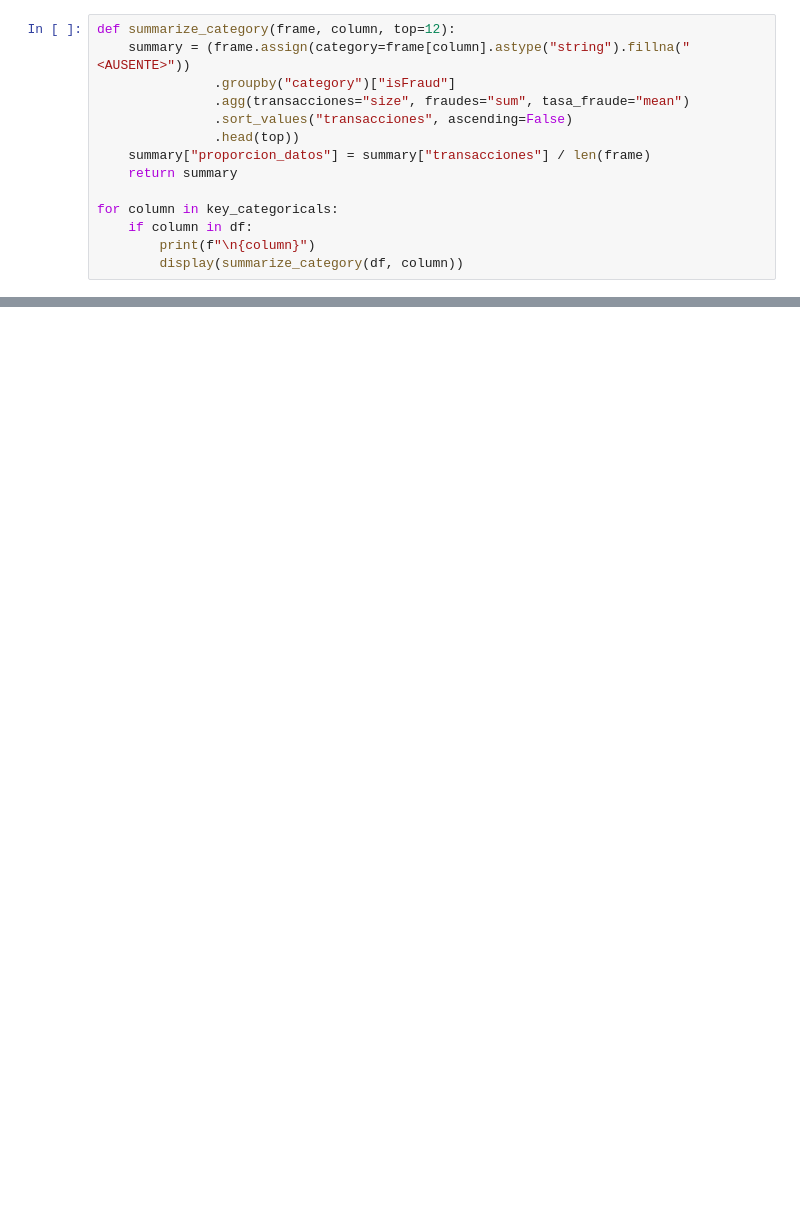
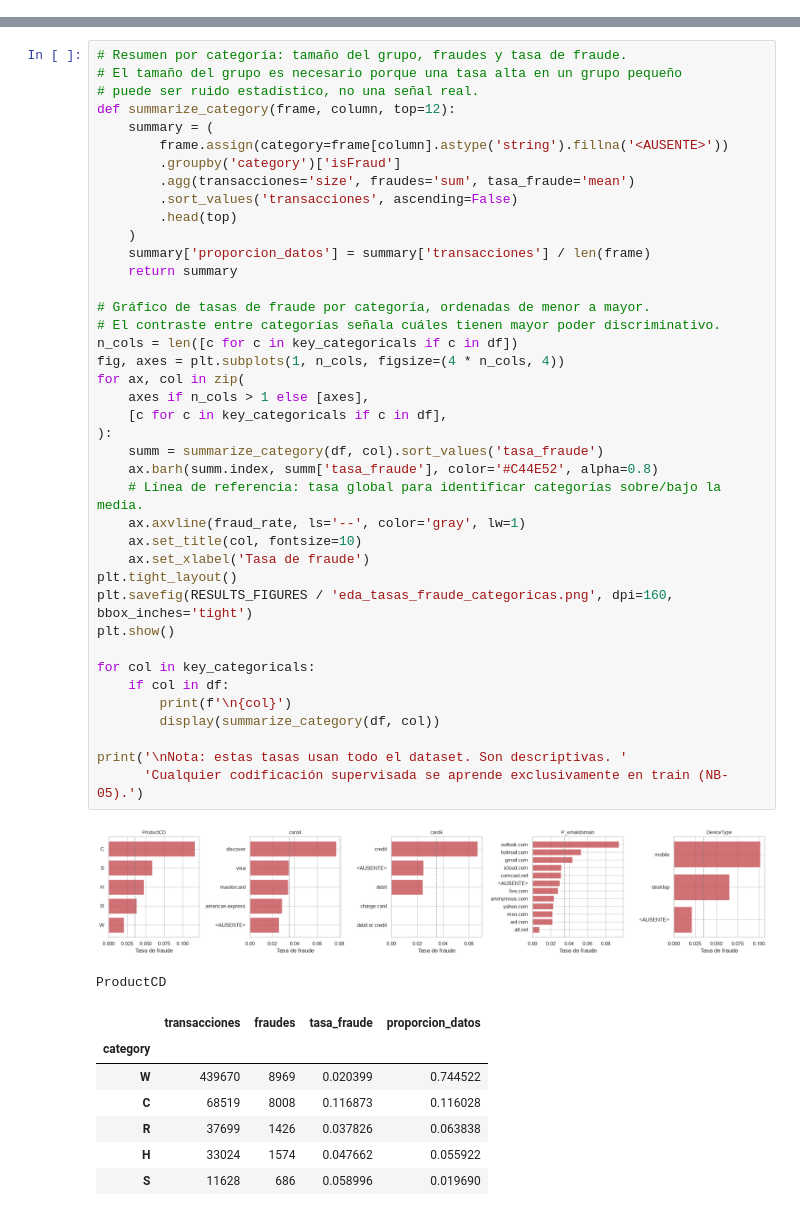
Before and after one commit to MiltonCuervo/IEEE-CIS-Fraud-Detection-PI2, a Jupyter notebook: notebooks/01_exploracion_datos.ipynb, the cells around one changed output, grey strips where cells are left out. Saved outputs shown, nothing was run; the diff lists cells and outputs as text; blank space fills up the shorter version.

Commit message:
Exploración de datos
Agregué comentarios y ajusté el código. Al final hay un resumen de hallazgos.

```diff
--- a/notebooks/01_exploracion_datos.ipynb
+++ b/notebooks/01_exploracion_datos.ipynb
@@ -374,14 +0,0 @@ Estas comparaciones utilizan todo el conjunto únicamente como exploración. No
-# %%
-def summarize_category(frame, column, top=12):
-    summary = (frame.assign(category=frame[column].astype("string").fillna("<AUSENTE>"))
-               .groupby("category")["isFraud"]
-               .agg(transacciones="size", fraudes="sum", tasa_fraude="mean")
-               .sort_values("transacciones", ascending=False)
-               .head(top))
-    summary["proporcion_datos"] = summary["transacciones"] / len(frame)
-    return summary
-
-for column in key_categoricals:
-    if column in df:
-        print(f"\n{column}")
-        display(summarize_category(df, column))
@@ -487,0 +639,50 @@ El siguiente notebook estará dedicado exclusivamente a definir y congelar entre
+# %%
+# Resumen por categoría: tamaño del grupo, fraudes y tasa de fraude.
+# El tamaño del grupo es necesario porque una tasa alta en un grupo pequeño
+# puede ser ruido estadístico, no una señal real.
+def summarize_category(frame, column, top=12):
+    summary = (
+        frame.assign(category=frame[column].astype('string').fillna('<AUSENTE>'))
+        .groupby('category')['isFraud']
+        .agg(transacciones='size', fraudes='sum', tasa_fraude='mean')
+        .sort_values('transacciones', ascending=False)
+        .head(top)
+    )
+    summary['proporcion_datos'] = summary['transacciones'] / len(frame)
+    return summary
+
+# Gráfico de tasas de fraude por categoría, ordenadas de menor a mayor.
+# El contraste entre categorías señala cuáles tienen mayor poder discriminativo.
+n_cols = len([c for c in key_categoricals if c in df])
+fig, axes = plt.subplots(1, n_cols, figsize=(4 * n_cols, 4))
+for ax, col in zip(
+    axes if n_cols > 1 else [axes],
+    [c for c in key_categoricals if c in df],
+):
+    summ = summarize_category(df, col).sort_values('tasa_fraude')
+    ax.barh(summ.index, summ['tasa_fraude'], color='#C44E52', alpha=0.8)
+    # Línea de referencia: tasa global para identificar categorías sobre/bajo la media.
+    ax.axvline(fraud_rate, ls='--', color='gray', lw=1)
+    ax.set_title(col, fontsize=10)
+    ax.set_xlabel('Tasa de fraude')
+plt.tight_layout()
+plt.savefig(RESULTS_FIGURES / 'eda_tasas_fraude_categoricas.png', dpi=160, bbox_inches='tight')
+plt.show()
+
+for col in key_categoricals:
+    if col in df:
+        print(f'\n{col}')
+        display(summarize_category(df, col))
+
+print('\nNota: estas tasas usan todo el dataset. Son descriptivas. '
+      'Cualquier codificación supervisada se aprende exclusivamente en train (NB-05).')
+# %% [output]
+[figure, added]
+ProductCD
+|  | transacciones | fraudes | tasa_fraude | proporcion_datos |
+| category |  |  |  |  |
+| W | 439670 | 8969 | 0.020399 | 0.744522 |
+| C | 68519 | 8008 | 0.116873 | 0.116028 |
+| R | 37699 | 1426 | 0.037826 | 0.063838 |
+| H | 33024 | 1574 | 0.047662 | 0.055922 |
+| S | 11628 | 686 | 0.058996 | 0.019690 |
```
Also changed, not shown: parts of 56 cells of this notebook, 6 other files.
